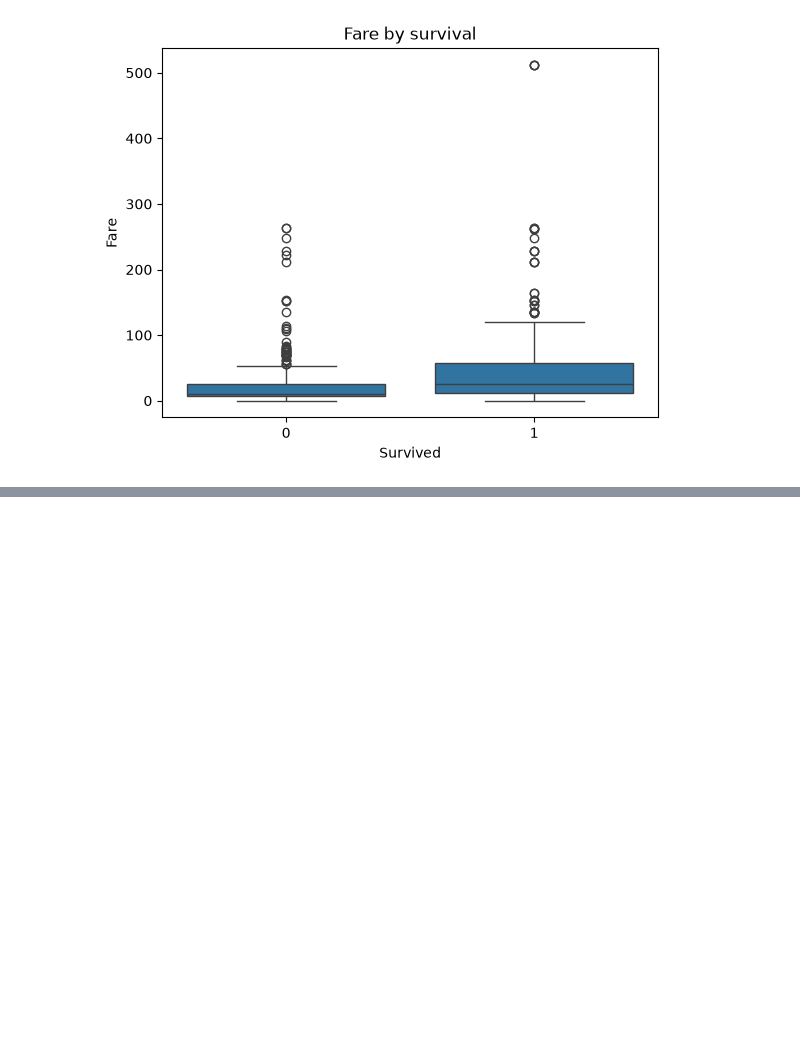
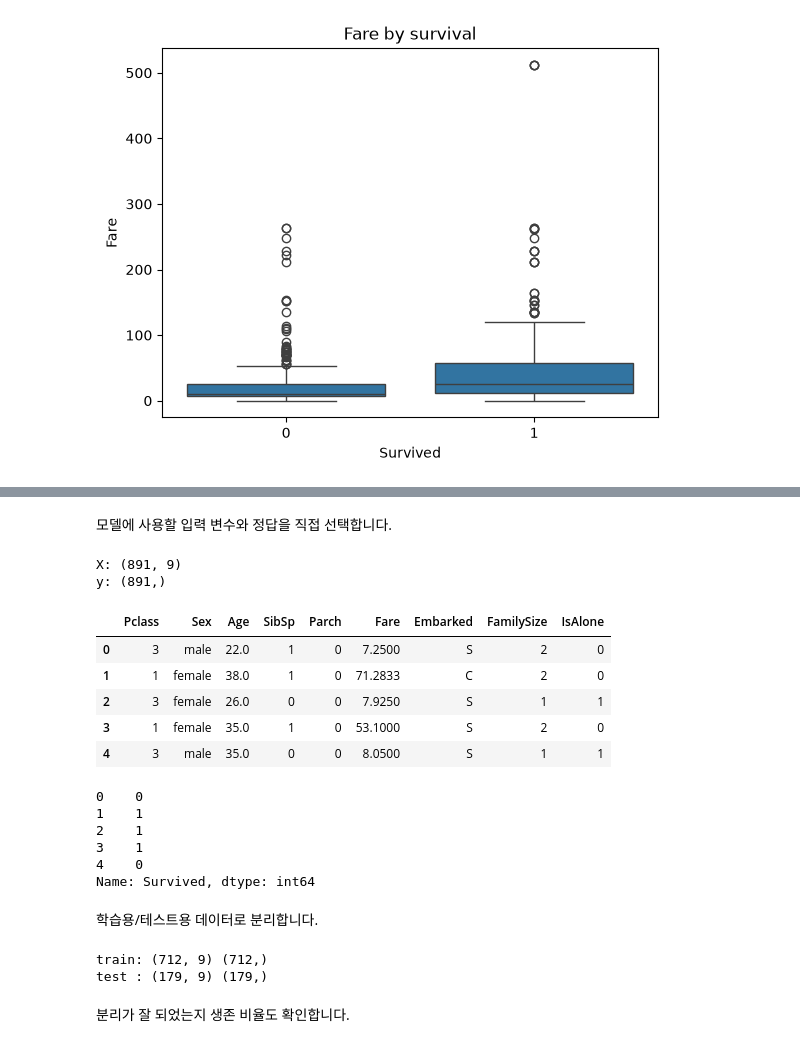
Before and after one commit to apll970502/llm-data-analysis-course, a Jupyter notebook: notebooks/titanic_ai_analysis.ipynb, the cells around one changed output, grey strips where cells are left out. Drawn from its saved outputs; the diff is of its cells as text; code cells hidden in the pictures; blank space fills up the shorter version.

```diff
--- a/notebooks/titanic_ai_analysis.ipynb
+++ b/notebooks/titanic_ai_analysis.ipynb
@@ -480,0 +876,21 @@ plt.show()
+# %%
+# STEP 10에서 결정한 Feature를 직접 생성
+model_source = df.copy()
+
+# 가족 수 = 본인 + 형제/배우자 + 부모/자녀
+model_source["FamilySize"] = (
+    model_source["SibSp"]
+    + model_source["Parch"]
+    + 1
+)
+
+# 혼자 탑승 여부
+model_source["IsAlone"] = (
+    model_source["FamilySize"] == 1
+).astype(int)
+
+display(
+    model_source[
+        ["SibSp", "Parch", "FamilySize", "IsAlone"]
+    ].head()
+)
@@ -480,0 +904,59 @@ plt.show()
+# %% [markdown]
+모델에 사용할 입력 변수와 정답을 직접 선택합니다.
+# %%
+# 모델에 사용할 Feature
+feature_columns = [
+    "Pclass",
+    "Sex",
+    "Age",
+    "SibSp",
+    "Parch",
+    "Fare",
+    "Embarked",
+    "FamilySize",
+    "IsAlone",
+]
+
+X = model_source[feature_columns].copy()
+y = model_source["Survived"].astype(int).copy()
+
+print("X:", X.shape)
+print("y:", y.shape)
+
+display(X.head())
+display(y.head())
+# %% [output]
+X: (891, 9)
+y: (891,)
+|  | Pclass | Sex | Age | SibSp | Parch | Fare | Embarked | FamilySize | IsAlone |
+| 0 | 3 | male | 22.0 | 1 | 0 | 7.2500 | S | 2 | 0 |
+| 1 | 1 | female | 38.0 | 1 | 0 | 71.2833 | C | 2 | 0 |
+| 2 | 3 | female | 26.0 | 0 | 0 | 7.9250 | S | 1 | 1 |
+| 3 | 1 | female | 35.0 | 1 | 0 | 53.1000 | S | 2 | 0 |
+| 4 | 3 | male | 35.0 | 0 | 0 | 8.0500 | S | 1 | 1 |
+0    0
+1    1
+2    1
+3    1
+4    0
+Name: Survived, dtype: int64
+# %% [markdown]
+학습용/테스트용 데이터로 분리합니다.
+# %%
+from sklearn.model_selection import train_test_split
+
+X_train, X_test, y_train, y_test = train_test_split(
+    X,
+    y,
+    test_size=0.20,
+    random_state=42,
+    stratify=y,
+)
+
+print("train:", X_train.shape, y_train.shape)
+print("test :", X_test.shape, y_test.shape)
+# %% [output]
+train: (712, 9) (712,)
+test : (179, 9) (179,)
+# %% [markdown]
+분리가 잘 되었는지 생존 비율도 확인합니다.
```
Also changed, not shown: parts of 57 cells of this notebook, 20 other files.
